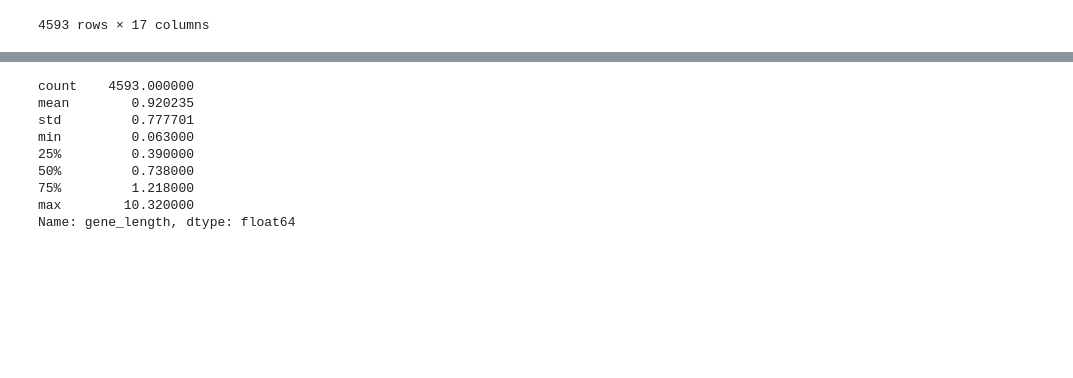
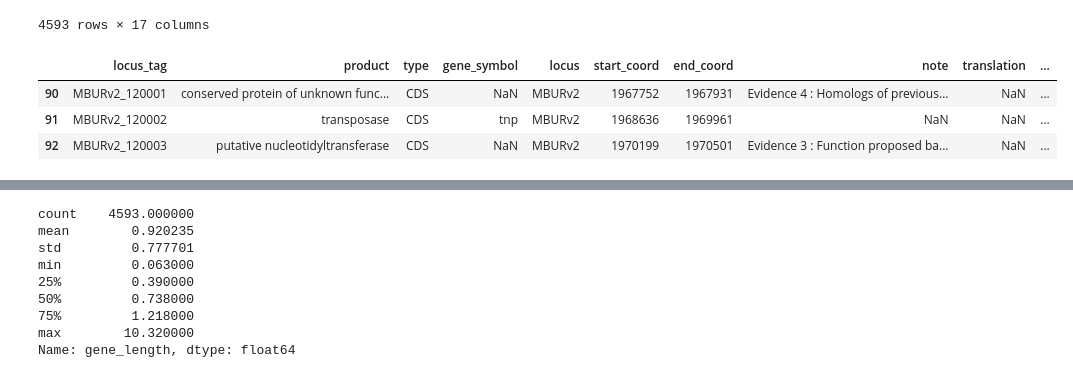
Before and after one commit to JiayuanGuo/Cu_transition_time_course-, a Jupyter notebook: 5GB1_Cu_transition_timecourse_transctriptomics.ipynb, the cells around one changed output, grey strips where cells are left out. Saved outputs shown, nothing was run; the diff lists cells and outputs as text; code cells hidden in the pictures; blank space fills up the shorter version.

```diff
--- a/5GB1_Cu_transition_timecourse_transctriptomics.ipynb
+++ b/5GB1_Cu_transition_timecourse_transctriptomics.ipynb
@@ -64,6 +68,13 @@ data_3
 | 4591 | MBURv2_tRNA8 | Ser tRNA | tRNA | NaN | MBURv2 | 2881884 | 2881971 | NaN | NaN | ... |
 | 4592 | MBURv2_tRNA9 | Thr tRNA | tRNA | NaN | MBURv2 | 3193201 | 3193276 | NaN | NaN | ... |
 4593 rows × 17 columns
+# %%
+data_3.loc[90:92, :] #looks like gene 91 has no expression.
+# %% [output]
+|  | locus_tag | product | type | gene_symbol | locus | start_coord | end_coord | note | translation | ... |
+| 90 | MBURv2_120001 | conserved protein of unknown func... | CDS | NaN | MBURv2 | 1967752 | 1967931 | Evidence 4 : Homologs of previous... | NaN | ... |
+| 91 | MBURv2_120002 | transposase | CDS | tnp | MBURv2 | 1968636 | 1969961 | NaN | NaN | ... |
+| 92 | MBURv2_120003 | putative nucleotidyltransferase | CDS | NaN | MBURv2 | 1970199 | 1970501 | Evidence 3 : Function proposed ba... | NaN | ... |
 # %%
 #OK now need to create a TPM counts for all the columns
 data_3["gene_length"] = (data_3["end_coord"]-data_3["start_coord"] + 1)/1000 #gene length in kilo base pair
```
Also changed, not shown: parts of 35 cells of this notebook, 3 other files.
